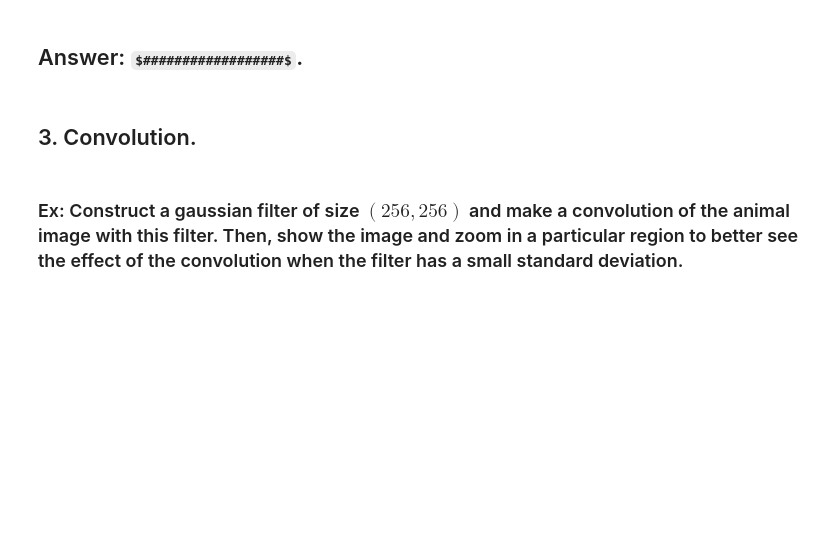
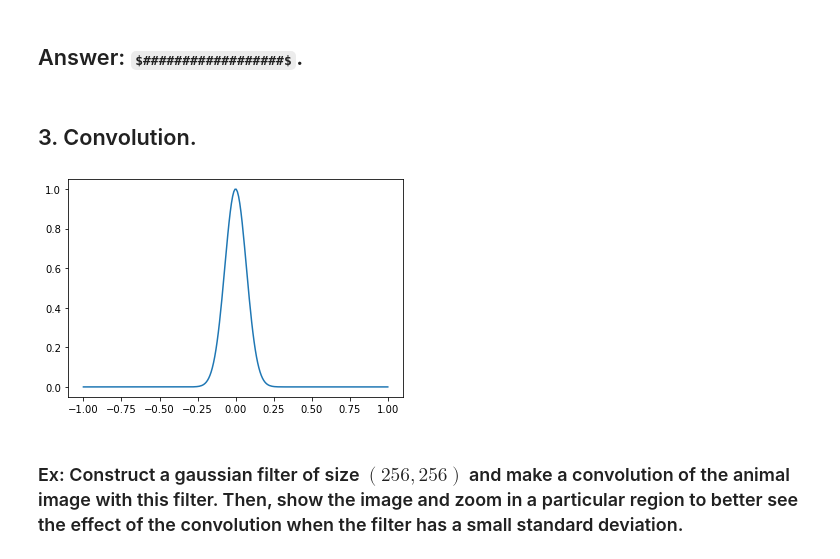
Before and after one commit to Thomas-Zorroche/Signal-Processing-M2, a Jupyter notebook: TD1/TD 1 FFT - Exercices.ipynb, the cells around one changed output. Saved outputs shown, nothing was run; the diff lists cells and outputs as text; code cells hidden in the pictures; some formulas as TeX source; blank space fills up the shorter version.

```diff
--- a/TD1/TD 1 FFT - Exercices.ipynb
+++ b/TD1/TD 1 FFT - Exercices.ipynb
@@ -266,3 +313,14 @@ plt.imshow(np.real(sf.ifft2(new_spectrum_2)))
+# %%
+### Construct a gaussian filter.
+def gaussienne(x, sigma):
+    return np.exp(-np.power(x, 2)/sigma**2)
+
+tG = np.linspace(-1,1,256)
+
+plt.plot(tG, gaussienne(tG, 0.1))
+plt.show()
+# %% [output]
+[figure, added]
 # %% [markdown]
 ### Ex: Construct a gaussian filter of size $(256,256)$ and make a convolution of the animal image with this filter. Then, show the image and zoom in a particular region to better see the effect of the convolution when the filter has a small standard deviation.
 # %% [markdown]
```
Also changed, not shown: parts of 8 cells of this notebook.
